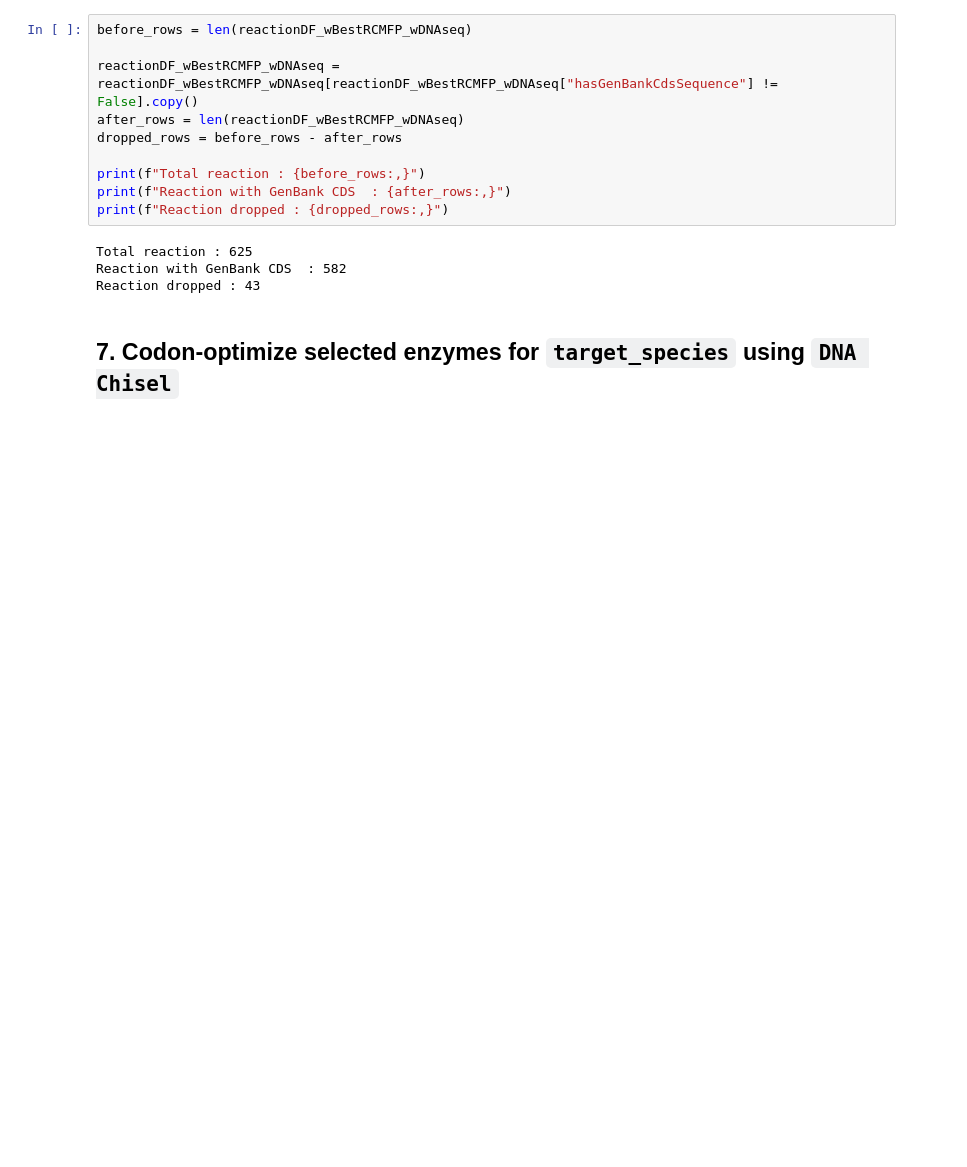
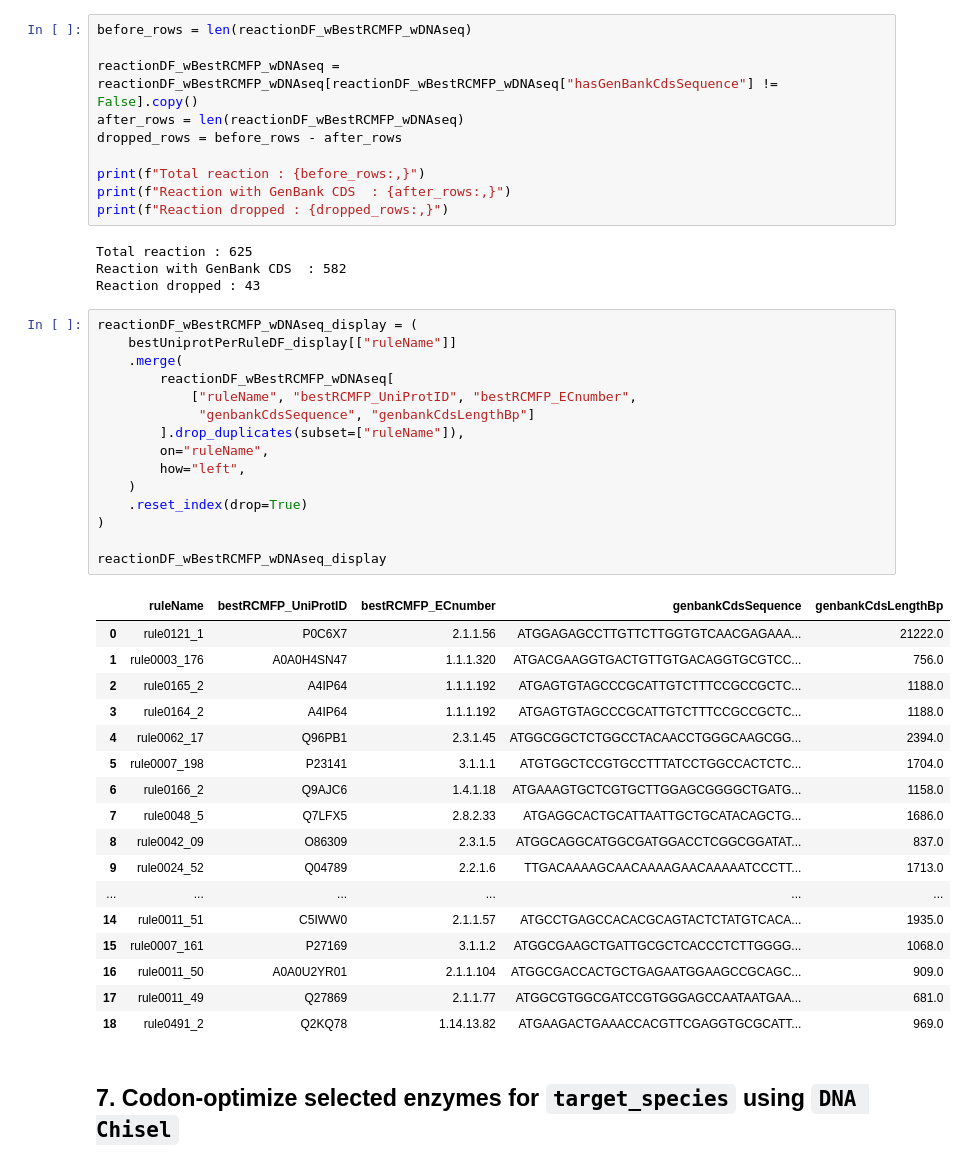
Before and after one commit to soumyadeepghosh35/DTRA_DrugDesign, a Jupyter notebook: DTRA_project_notebooks/Step10_DNA_design_pipeline_wPathwayReconstruction_OneCompound.ipynb, the cells around one changed output. Saved outputs shown, nothing was run; the diff lists cells and outputs as text; blank space fills up the shorter version.

```diff
--- a/DTRA_project_notebooks/Step10_DNA_design_pipeline_wPathwayReconstruction_OneCompound.ipynb
+++ b/DTRA_project_notebooks/Step10_DNA_design_pipeline_wPathwayReconstruction_OneCompound.ipynb
@@ -3016,6 +3054,39 @@ print(f"Reaction dropped : {dropped_rows:,}")
 Total reaction : 625
 Reaction with GenBank CDS  : 582
 Reaction dropped : 43
+# %%
+reactionDF_wBestRCMFP_wDNAseq_display = (
+    bestUniprotPerRuleDF_display[["ruleName"]]
+    .merge(
+        reactionDF_wBestRCMFP_wDNAseq[
+            ["ruleName", "bestRCMFP_UniProtID", "bestRCMFP_ECnumber",
+             "genbankCdsSequence", "genbankCdsLengthBp"]
+        ].drop_duplicates(subset=["ruleName"]),
+        on="ruleName",
+        how="left",
+    )
+    .reset_index(drop=True)
+)
+
+reactionDF_wBestRCMFP_wDNAseq_display
+# %% [output]
+|  | ruleName | bestRCMFP_UniProtID | bestRCMFP_ECnumber | genbankCdsSequence | genbankCdsLengthBp |
+| 0 | rule0121_1 | P0C6X7 | 2.1.1.56 | ATGGAGAGCCTTGTTCTTGGTGTCAACGAGAAA... | 21222.0 |
+| 1 | rule0003_176 | A0A0H4SN47 | 1.1.1.320 | ATGACGAAGGTGACTGTTGTGACAGGTGCGTCC... | 756.0 |
+| 2 | rule0165_2 | A4IP64 | 1.1.1.192 | ATGAGTGTAGCCCGCATTGTCTTTCCGCCGCTC... | 1188.0 |
+| 3 | rule0164_2 | A4IP64 | 1.1.1.192 | ATGAGTGTAGCCCGCATTGTCTTTCCGCCGCTC... | 1188.0 |
+| 4 | rule0062_17 | Q96PB1 | 2.3.1.45 | ATGGCGGCTCTGGCCTACAACCTGGGCAAGCGG... | 2394.0 |
+| 5 | rule0007_198 | P23141 | 3.1.1.1 | ATGTGGCTCCGTGCCTTTATCCTGGCCACTCTC... | 1704.0 |
+| 6 | rule0166_2 | Q9AJC6 | 1.4.1.18 | ATGAAAGTGCTCGTGCTTGGAGCGGGGCTGATG... | 1158.0 |
+| 7 | rule0048_5 | Q7LFX5 | 2.8.2.33 | ATGAGGCACTGCATTAATTGCTGCATACAGCTG... | 1686.0 |
+| 8 | rule0042_09 | O86309 | 2.3.1.5 | ATGGCAGGCATGGCGATGGACCTCGGCGGATAT... | 837.0 |
+| 9 | rule0024_52 | Q04789 | 2.2.1.6 | TTGACAAAAGCAACAAAAGAACAAAAATCCCTT... | 1713.0 |
+| ... | ... | ... | ... | ... | ... |
+| 14 | rule0011_51 | C5IWW0 | 2.1.1.57 | ATGCCTGAGCCACACGCAGTACTCTATGTCACA... | 1935.0 |
+| 15 | rule0007_161 | P27169 | 3.1.1.2 | ATGGCGAAGCTGATTGCGCTCACCCTCTTGGGG... | 1068.0 |
+| 16 | rule0011_50 | A0A0U2YR01 | 2.1.1.104 | ATGGCGACCACTGCTGAGAATGGAAGCCGCAGC... | 909.0 |
+| 17 | rule0011_49 | Q27869 | 2.1.1.77 | ATGGCGTGGCGATCCGTGGGAGCCAATAATGAA... | 681.0 |
+| 18 | rule0491_2 | Q2KQ78 | 1.14.13.82 | ATGAAGACTGAAACCACGTTCGAGGTGCGCATT... | 969.0 |
 # %% [markdown]
 ## 7. Codon-optimize selected enzymes for `target_species` using `DNA Chisel`
 # %% [markdown]
```
Also changed, not shown: parts of 4 cells of this notebook.
